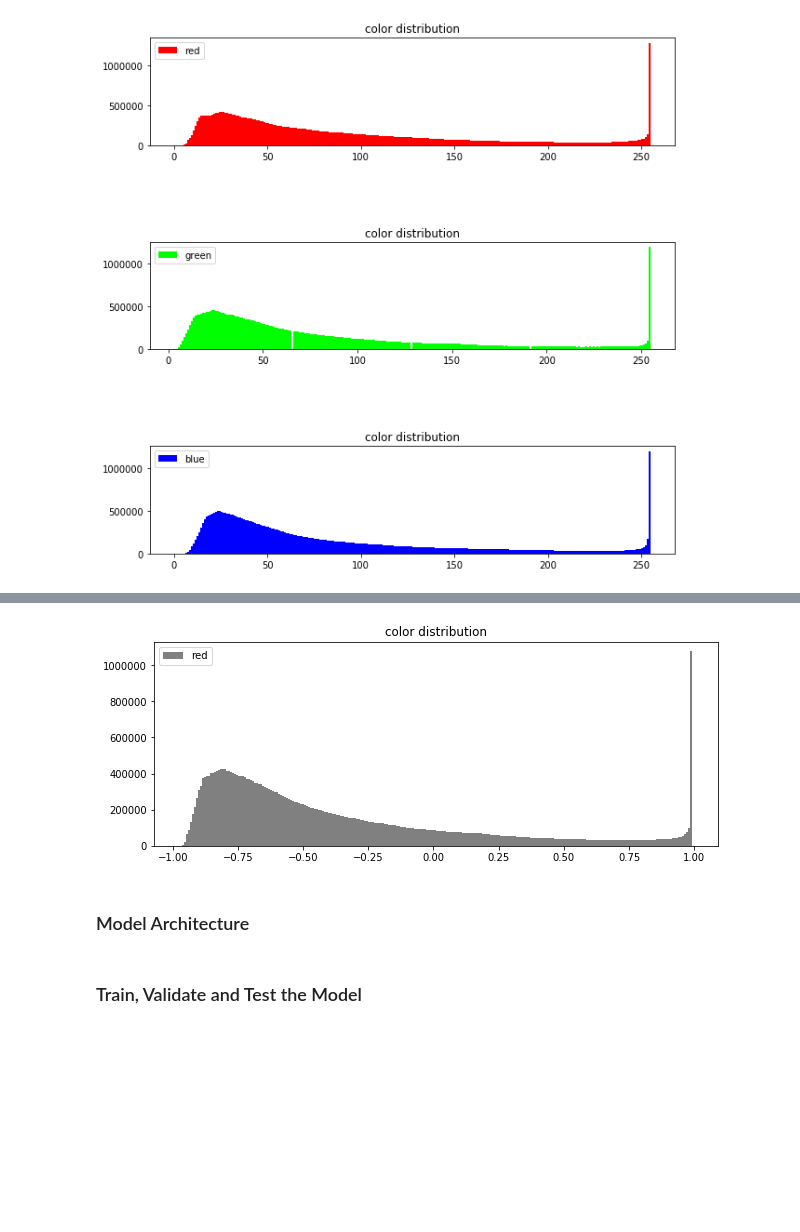
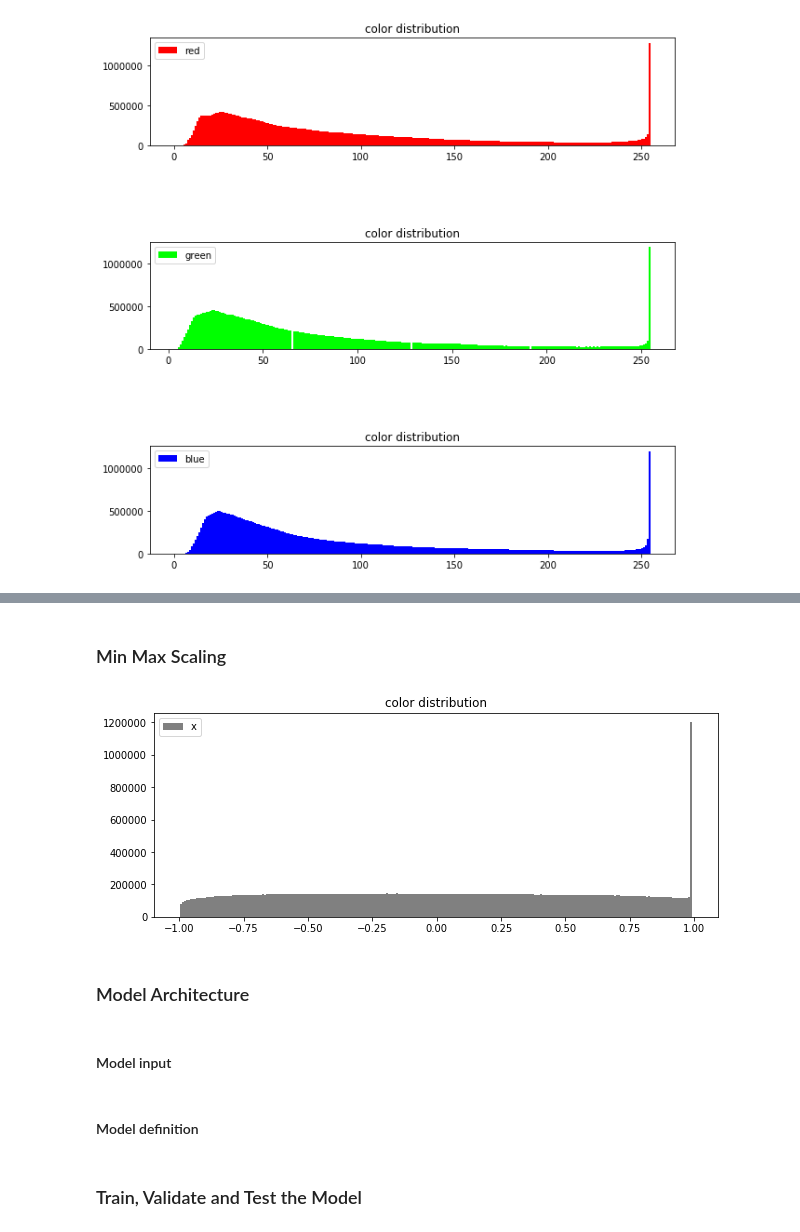
Before and after one commit to d3r0n/road-signs-recognition, a Jupyter notebook: Road-Sign-Classifier.ipynb, the cells around one changed output, grey strips where cells are left out. Drawn from its saved outputs; the diff is of its cells as text; code cells hidden in the pictures; blank space fills up the shorter version.

```diff
--- a/Road-Sign-Classifier.ipynb
+++ b/Road-Sign-Classifier.ipynb
@@ -201,0 +181,41 @@ Name: 5, dtype: object
+# %%
+# %% HISTOGRAM EQUALIZATION
+
+import numpy as np
+
+def dataset_histogram_equalization(dataset):
+    data_equalized = np.zeros(dataset.shape)
+    for i in range(dataset.shape[0]):
+        image = dataset[i, :, :, 0]
+        data_equalized[i, :, :, 0] = image_histogram_equalization(image)[0]
+    return data_equalized
+
+def image_histogram_equalization(image, number_bins=256):
+    # from http://www.janeriksolem.net/2009/06/histogram-equalization-with-python-and.html
+
+    # get image histogram
+    image_histogram, bins = np.histogram(image.flatten(), number_bins, normed=True)
+    cdf = image_histogram.cumsum() # cumulative distribution function
+    cdf = 255 * cdf / cdf[-1] # normalize
+
+    # use linear interpolation of cdf to find new pixel values
+    image_equalized = np.interp(image.flatten(), bins[:-1], cdf)
+
+    return image_equalized.reshape(image.shape), cdf
+
+X_train = dataset_histogram_equalization(X_train)
+X_valid = dataset_histogram_equalization(X_valid)
+X_test = dataset_histogram_equalization(X_test)
+
+#sample
+image = X_train[index].squeeze()
+
+fig, axes = plt.subplots(nrows=2, ncols=1)
+ax0, ax1 = axes.flatten()
+
+ax0.hist(image.flatten(), 256, histtype='stepfilled', color='gray', label='red')
+ax1.imshow(image, cmap="gray")
+
+fig.tight_layout()
+fig.set_size_inches(4.5, 9.5)
+plt.show()
@@ -202,19 +224,21 @@ Name: 5, dtype: object
+# %% [markdown]
+### Min Max Scaling
 # %%
 #MIN MAX SCALING
 import matplotlib.pyplot as plt
 import numpy as np
 
 X_train = (X_train - 128) / 128
 X_valid = (X_valid - 128) / 128
 X_test = (X_test - 128) / 128
 
 fig, ax = plt.subplots()
-ax.hist(X_train.reshape(-1), 256, histtype='bar', color='gray', label='red')
+ax.hist(X_train.reshape(-1), 256, histtype='bar', color='gray', label='x')
 ax.legend(prop={'size': 10})
 ax.set_title('color distribution')
 
 fig.tight_layout()
 fig.set_size_inches(9.5, 3.5)
 plt.show()
 # %% [output]
-[figure, old version]
+[figure, new version]
@@ -226,2 +245,4 @@ X_train, y_train = shuffle(X_train, y_train)
 # %% [markdown]
 ### Model Architecture
+# %% [markdown]
+#### Model input
@@ -228 +256,3 @@ X_train, y_train = shuffle(X_train, y_train)
+# %% [markdown]
+#### Model definition
 # %%
```
Also changed, not shown: parts of 46 cells of this notebook, 27 other files.
